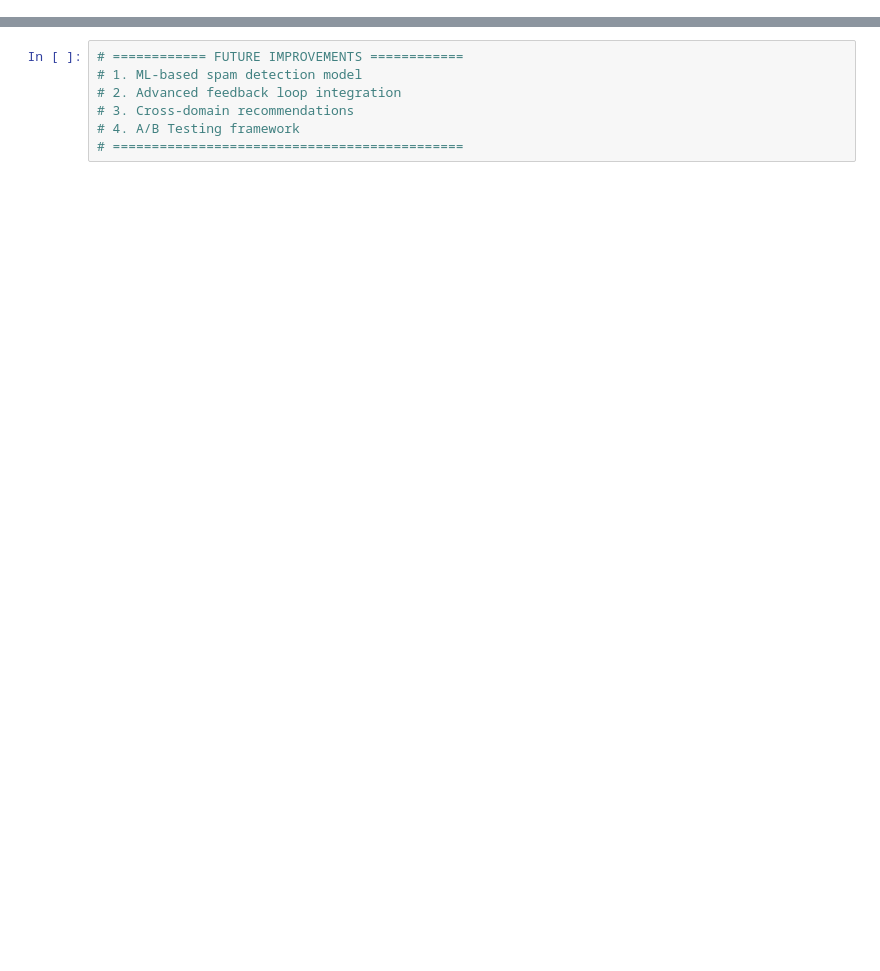
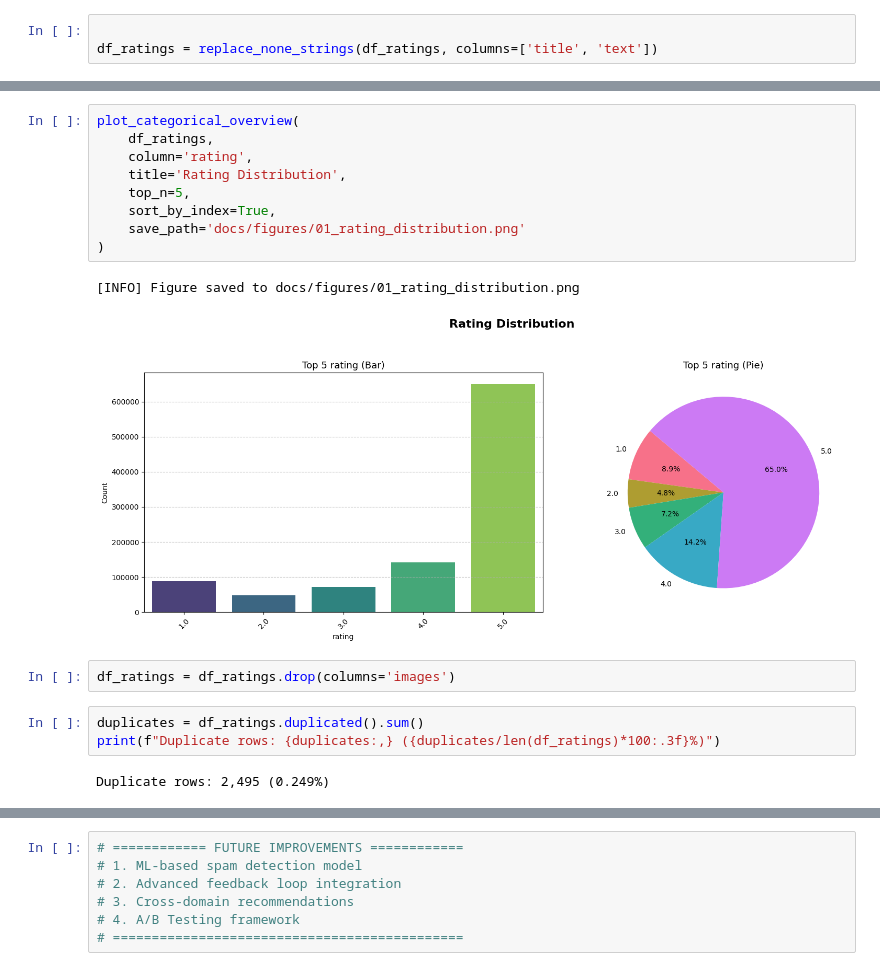
Before and after one commit to HossamAhmed119/Personalized-Recommendation-System-with-Feedback-Loop, a Jupyter notebook: notebooks/01_EDA.ipynb, the cells around one changed output, grey strips where cells are left out. Drawn from its saved outputs; the diff is of its cells as text; blank space fills up the shorter version.

Commit message:
feat: complete EDA restructure — visualization.py, eda_summary.py, metadata EDA

```diff
--- a/notebooks/01_EDA.ipynb
+++ b/notebooks/01_EDA.ipynb
@@ -576,0 +55,3 @@ plt.show()
+# %%
+
+df_ratings = replace_none_strings(df_ratings, columns=['title', 'text'])
@@ -576,0 +75,19 @@ plt.show()
+# %%
+plot_categorical_overview(
+    df_ratings,
+    column='rating',
+    title='Rating Distribution',
+    top_n=5,
+    sort_by_index=True,
+    save_path='docs/figures/01_rating_distribution.png'
+)
+# %% [output]
+[INFO] Figure saved to docs/figures/01_rating_distribution.png
+[figure, added]
+# %%
+df_ratings = df_ratings.drop(columns='images')
+# %%
+duplicates = df_ratings.duplicated().sum()
+print(f"Duplicate rows: {duplicates:,} ({duplicates/len(df_ratings)*100:.3f}%)")
+# %% [output]
+Duplicate rows: 2,495 (0.249%)
```
Also changed, not shown: parts of 83 cells of this notebook, 34 other files.
